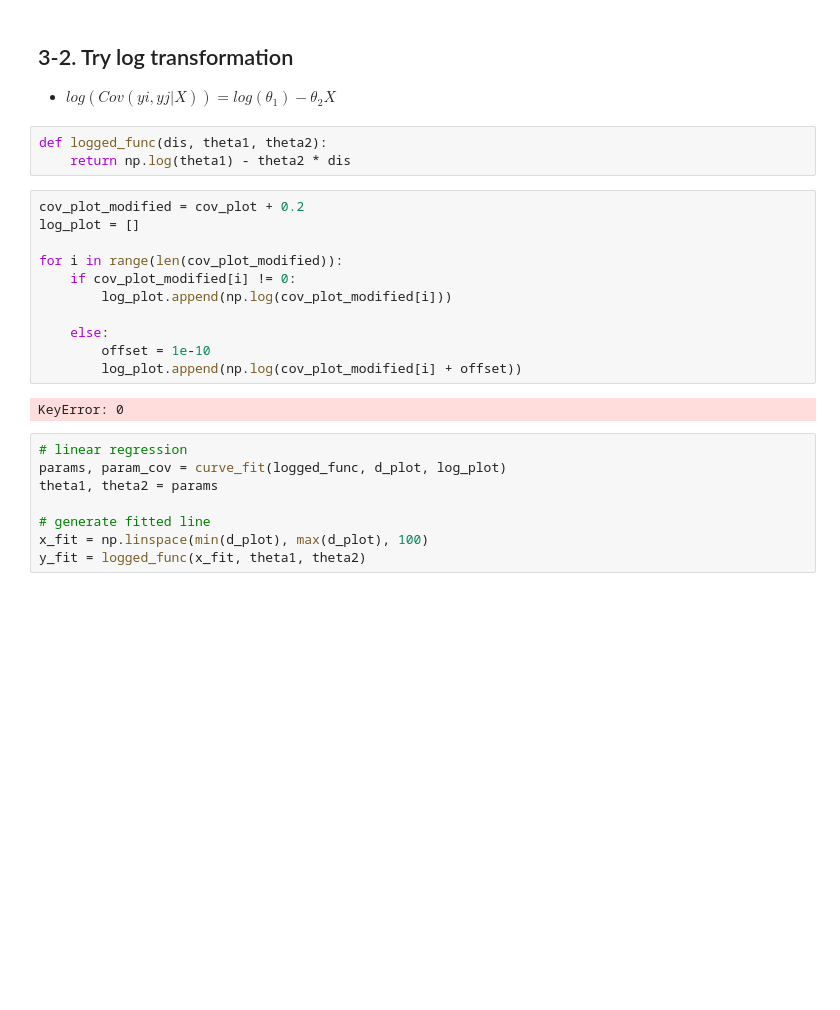
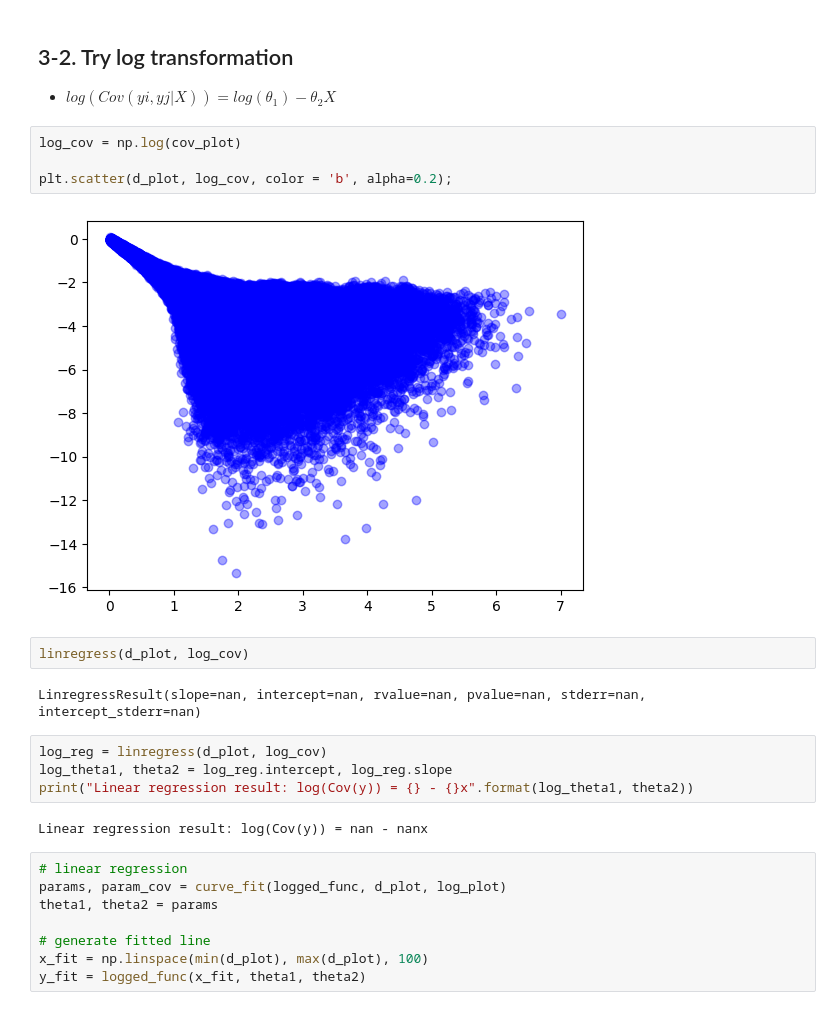
Before and after one commit to 272-burger/Covariance-Modeling, a Jupyter notebook: Covariance/RA_ExpRegression.ipynb, the cells around one changed output. Drawn from its saved outputs; the diff is of its cells as text; blank space fills up the shorter version.

```diff
--- a/Covariance/RA_ExpRegression.ipynb
+++ b/Covariance/RA_ExpRegression.ipynb
@@ -212,22 +213,22 @@ plt.show()
 # %% [markdown]
 ## 3-2. Try log transformation
 * $ log(Cov(yi, yj|X)) = log(\theta_1) -\theta_2 X $
-# %%
-def logged_func(dis, theta1, theta2):
-    return np.log(theta1) - theta2 * dis
-# %%
-cov_plot_modified = cov_plot + 0.2
-log_plot = []
-
-for i in range(len(cov_plot_modified)):
-    if cov_plot_modified[i] != 0:
-        log_plot.append(np.log(cov_plot_modified[i]))
-
-    else:
-        offset = 1e-10
-        log_plot.append(np.log(cov_plot_modified[i] + offset))
-# %% [output]
-KeyError: 0
+# %%
+log_cov = np.log(cov_plot)
+
+plt.scatter(d_plot, log_cov, color = 'b', alpha=0.2);
+# %% [output]
+[figure, added]
+# %%
+linregress(d_plot, log_cov)
+# %% [output]
+LinregressResult(slope=nan, intercept=nan, rvalue=nan, pvalue=nan, stderr=nan, intercept_stderr=nan)
+# %%
+log_reg = linregress(d_plot, log_cov)
+log_theta1, theta2 = log_reg.intercept, log_reg.slope
+print("Linear regression result: log(Cov(y)) = {} - {}x".format(log_theta1, theta2))
+# %% [output]
+Linear regression result: log(Cov(y)) = nan - nanx
 # %%
 # linear regression
 params, param_cov = curve_fit(logged_func, d_plot, log_plot)
```
Also changed, not shown: parts of 1 cell of this notebook.
